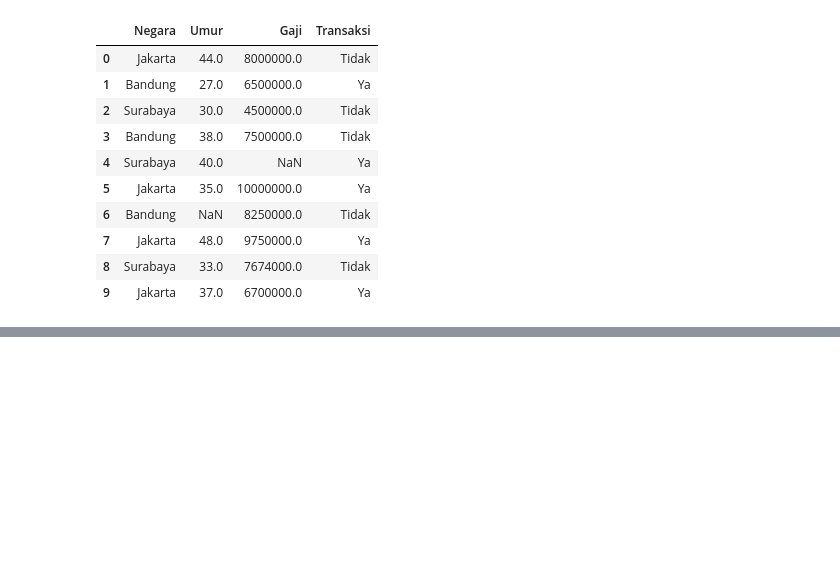
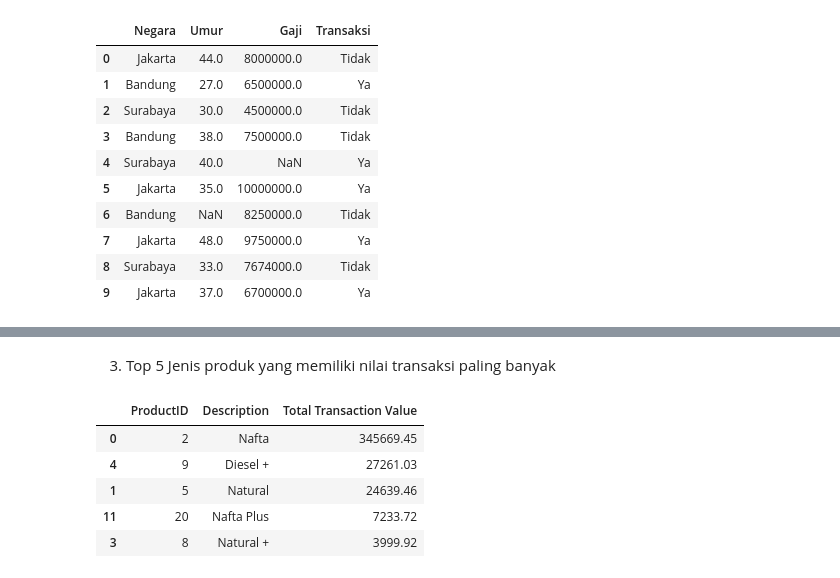
Before and after one commit to sendyprstyo/Sendy_KC_TI1B, a Jupyter notebook: Sendy_Job5.ipynb, the cells around one changed output, grey strips where cells are left out. Cells and saved outputs as stored; diff of their text form; code cells hidden in the pictures; blank space fills up the shorter version.

```diff
--- a/Sendy_Job5.ipynb
+++ b/Sendy_Job5.ipynb
@@ -181,0 +244,24 @@ df
+# %% [markdown]
+3. Top 5 Jenis produk yang memiliki nilai transaksi paling banyak
+# %%
+import pandas as pd
+
+df_transactions = pd.read_csv('transactions_1k.csv')
+df_products = pd.read_csv('products.csv')
+
+df_merged = pd.merge(df_transactions, df_products, on='ProductID', how='left')
+
+df_top5 = df_merged.groupby(['ProductID', 'Description'])['Price'].sum().reset_index()
+
+df_top5 = df_top5.sort_values(by='Price', ascending=False).head(5)
+
+df_top5 = df_top5.rename(columns={'Price': 'Total Transaction Value'})
+
+df_top5
+# %% [output]
+|  | ProductID | Description | Total Transaction Value |
+| 0 | 2 | Nafta | 345669.45 |
+| 4 | 9 | Diesel + | 27261.03 |
+| 1 | 5 | Natural | 24639.46 |
+| 11 | 20 | Nafta Plus | 7233.72 |
+| 3 | 8 | Natural + | 3999.92 |
```
Also changed, not shown: parts of 11 cells of this notebook.
